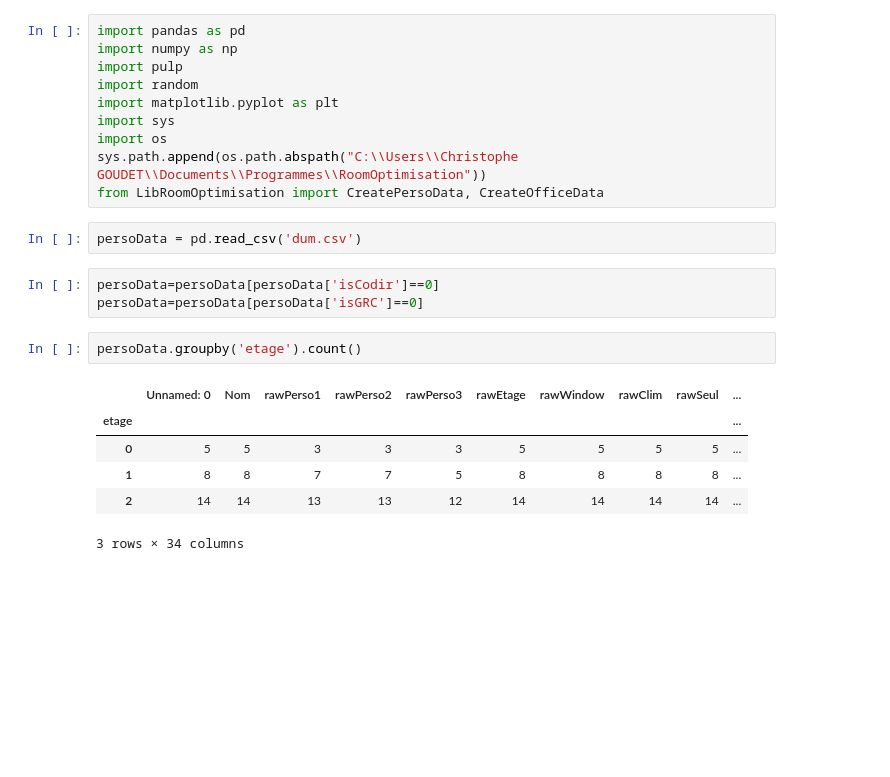
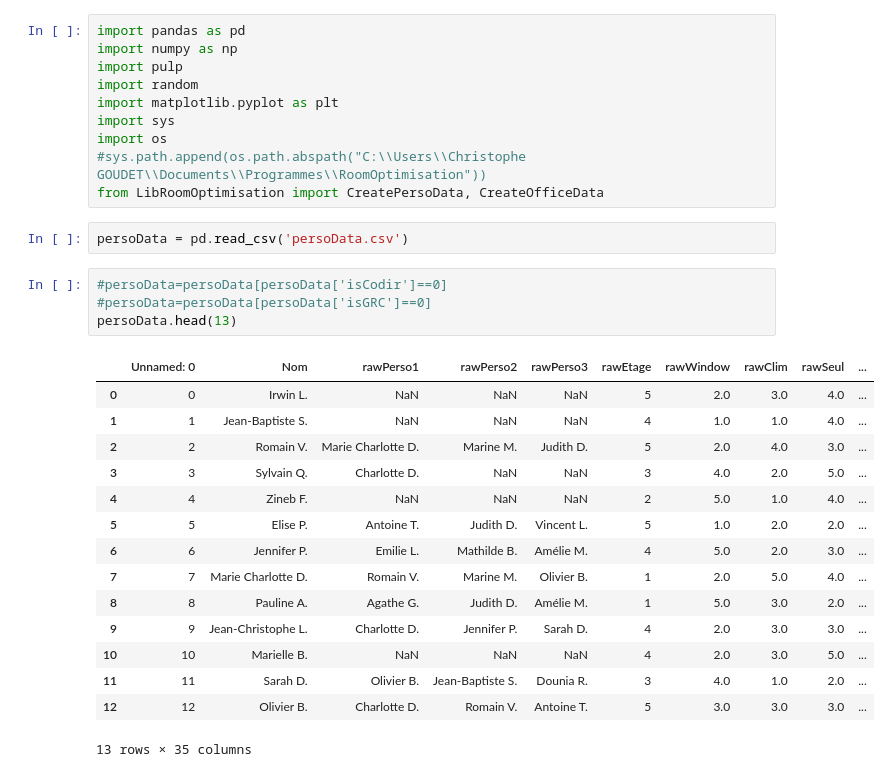
Before and after one commit to cgoudet/RoomOptimisation, a Jupyter notebook: RoomOptimisation.ipynb, the cells around one changed output. Cells and saved outputs as stored; diff of their text form; blank space fills up the shorter version.

```diff
--- a/RoomOptimisation.ipynb
+++ b/RoomOptimisation.ipynb
@@ -10,19 +12,27 @@ import random
 import matplotlib.pyplot as plt
 import sys
 import os
-sys.path.append(os.path.abspath("C:\\Users\\Christophe GOUDET\\Documents\\Programmes\\RoomOptimisation"))
+#sys.path.append(os.path.abspath("C:\\Users\\Christophe GOUDET\\Documents\\Programmes\\RoomOptimisation"))
 from LibRoomOptimisation import CreatePersoData, CreateOfficeData
 # %%
-persoData = pd.read_csv('dum.csv')
+persoData = pd.read_csv('persoData.csv')
 # %%
-persoData=persoData[persoData['isCodir']==0]
-persoData=persoData[persoData['isGRC']==0]
+#persoData=persoData[persoData['isCodir']==0]
+#persoData=persoData[persoData['isGRC']==0]
+persoData.head(13)
+# %% [output]
+|  | Unnamed: 0 | Nom | rawPerso1 | rawPerso2 | rawPerso3 | rawEtage | rawWindow | rawClim | rawSeul | ... |
+| 0 | 0 | Irwin L. | NaN | NaN | NaN | 5 | 2.0 | 3.0 | 4.0 | ... |
+| 1 | 1 | Jean-Baptiste S. | NaN | NaN | NaN | 4 | 1.0 | 1.0 | 4.0 | ... |
+| 2 | 2 | Romain V. | Marie Charlotte D. | Marine M. | Judith D. | 5 | 2.0 | 4.0 | 3.0 | ... |
+| 3 | 3 | Sylvain Q. | Charlotte D. | NaN | NaN | 3 | 4.0 | 2.0 | 5.0 | ... |
+| 4 | 4 | Zineb F. | NaN | NaN | NaN | 2 | 5.0 | 1.0 | 4.0 | ... |
+| 5 | 5 | Elise P. | Antoine T. | Judith D. | Vincent L. | 5 | 1.0 | 2.0 | 2.0 | ... |
+| 6 | 6 | Jennifer P. | Emilie L. | Mathilde B. | Amélie M. | 4 | 5.0 | 2.0 | 3.0 | ... |
+| 7 | 7 | Marie Charlotte D. | Romain V. | Marine M. | Olivier B. | 1 | 2.0 | 5.0 | 4.0 | ... |
+| 8 | 8 | Pauline A. | Agathe G. | Judith D. | Amélie M. | 1 | 5.0 | 3.0 | 2.0 | ... |
+| 9 | 9 | Jean-Christophe L. | Charlotte D. | Jennifer P. | Sarah D. | 4 | 2.0 | 3.0 | 3.0 | ... |
+| 10 | 10 | Marielle B. | NaN | NaN | NaN | 4 | 2.0 | 3.0 | 5.0 | ... |
+| 11 | 11 | Sarah D. | Olivier B. | Jean-Baptiste S. | Dounia R. | 3 | 4.0 | 1.0 | 2.0 | ... |
+| 12 | 12 | Olivier B. | Charlotte D. | Romain V. | Antoine T. | 5 | 3.0 | 3.0 | 3.0 | ... |
+13 rows × 35 columns
-# %%
-persoData.groupby('etage').count()
-# %% [output]
-|  | Unnamed: 0 | Nom | rawPerso1 | rawPerso2 | rawPerso3 | rawEtage | rawWindow | rawClim | rawSeul | ... |
-| etage |  |  |  |  |  |  |  |  |  | ... |
-| 0 | 5 | 5 | 3 | 3 | 3 | 5 | 5 | 5 | 5 | ... |
-| 1 | 8 | 8 | 7 | 7 | 5 | 8 | 8 | 8 | 8 | ... |
-| 2 | 14 | 14 | 13 | 13 | 12 | 14 | 14 | 14 | 14 | ... |
-3 rows × 34 columns
```
Also changed, not shown: parts of 2 cells of this notebook, 2 other files.
